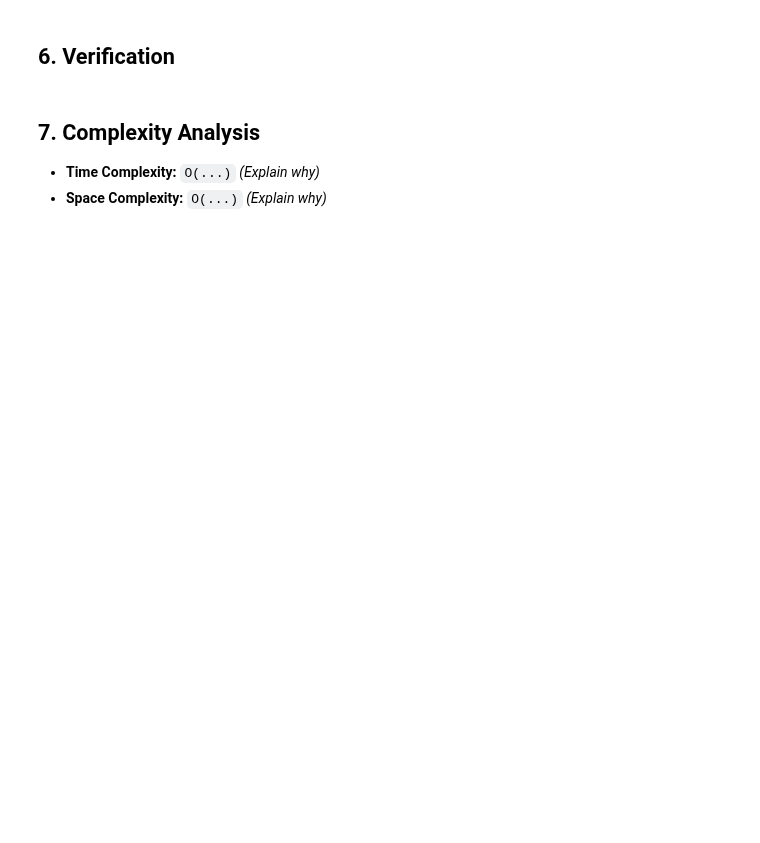
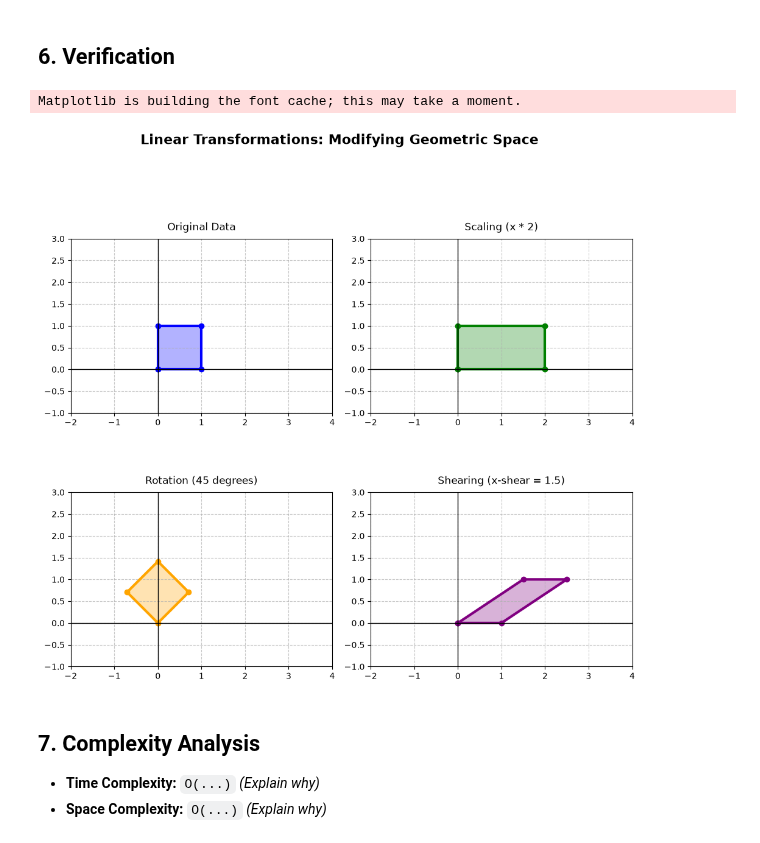
Before and after one commit to suwasghale/math-for-ai-100-days, a Jupyter notebook: Day_015_Linear_Transformations_(Scaling,_Rotation,_Shearing)/day_015.ipynb, the cells around one changed output. Cells and saved outputs as stored; diff of their text form; code cells hidden in the pictures; blank space fills up the shorter version.

Commit message:
feat(transformations): add visual to show linear transformations

```diff
--- a/Day_015_Linear_Transformations_(Scaling,_Rotation,_Shearing)/day_015.ipynb
+++ b/Day_015_Linear_Transformations_(Scaling,_Rotation,_Shearing)/day_015.ipynb
@@ -85,3 +100,77 @@ print(f"Final Point:\n{np.round(final_point, 5)}")
+# %%
+import numpy as np
+import sys
+import subprocess
+try:
+    import matplotlib.pyplot as plt
+except ModuleNotFoundError:
+    subprocess.check_call([sys.executable, "-m", "pip", "install", "matplotlib"])
+    import matplotlib.pyplot as plt
+
+# ==========================================
+# Data Setup
+# ==========================================
+
+# A simple 1x1 square represented as coordinates
+# Columns: [Bottom-Left, Bottom-Right, Top-Right, Top-Left, Close-Loop]
+square = np.array([[0, 1, 1, 0, 0],
+                   [0, 0, 1, 1, 0]])
+
+# 1. Scaling Matrix (Stretch x by 2, keep y same)
+S = np.array([[2, 0],
+              [0, 1]])
+
+# 2. Rotation Matrix (45 degrees counter-clockwise)
+theta = np.radians(45)
+R = np.array([[np.cos(theta), -np.sin(theta)],
+              [np.sin(theta),  np.cos(theta)]])
+
+# 3. Shearing Matrix (X-Shear by 1.5)
+Sh = np.array([[1, 1.5],
+               [0, 1]])
+
+# Apply transformations (Matrix @ Data)
+scaled_square = S @ square
+rotated_square = R @ square
+sheared_square = Sh @ square
+
+# ==========================================
+# Plotting
+# ==========================================
+
+fig, axs = plt.subplots(2, 2, figsize=(10, 10))
+fig.suptitle("Linear Transformations: Modifying Geometric Space", fontsize=16, weight='bold')
+
+def plot_shape(ax, data, title, color):
+    ax.plot(data[0, :], data[1, :], color=color, linewidth=3, marker='o')
+    ax.fill(data[0, :], data[1, :], color=color, alpha=0.3)
+    ax.set_title(title, pad=10)
+
+    # Keep grid fixed to see the relative transformation
+    ax.set_xlim(-2, 4)
+    ax.set_ylim(-1, 3)
+    ax.axhline(0, color='black', linewidth=1)
+    ax.axvline(0, color='black', linewidth=1)
+    ax.grid(True, linestyle='--', alpha=0.7)
+    ax.set_aspect('equal')
+
+# Plot Original
+plot_shape(axs[0, 0], square, "Original Data", 'blue')
+
+# Plot Scaled
+plot_shape(axs[0, 1], scaled_square, "Scaling (x * 2)", 'green')
+
+# Plot Rotated
+plot_shape(axs[1, 0], rotated_square, "Rotation (45 degrees)", 'orange')
+
+# Plot Sheared
+plot_shape(axs[1, 1], sheared_square, "Shearing (x-shear = 1.5)", 'purple')
+
+plt.tight_layout(rect=[0, 0, 1, 0.95])
+plt.show()
+# %% [output]
+Matplotlib is building the font cache; this may take a moment.
+[figure, added]
 # %% [markdown]
 ## 7. Complexity Analysis
 - **Time Complexity:** `O(...)` *(Explain why)*
```
Also changed, not shown: parts of 2 cells of this notebook.
